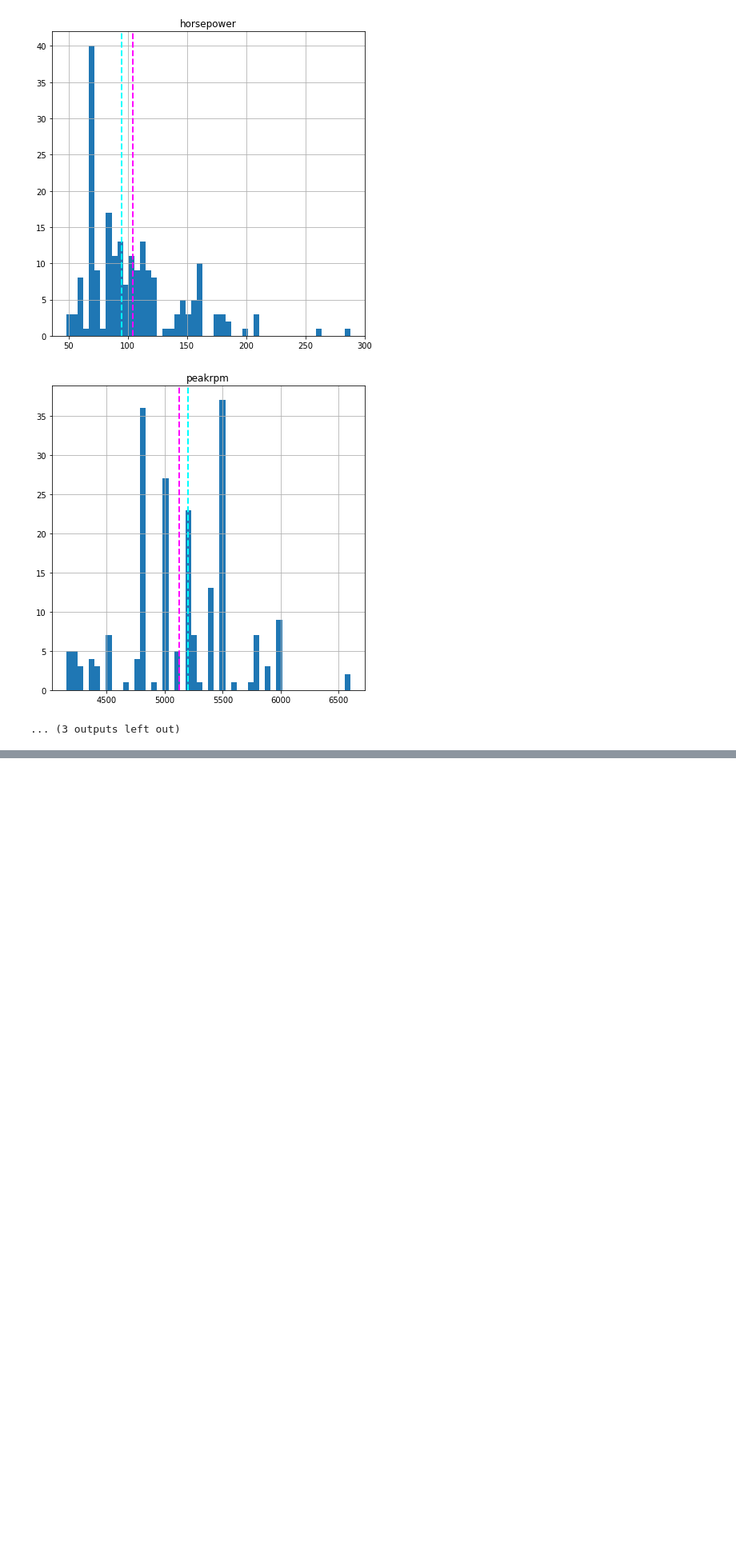
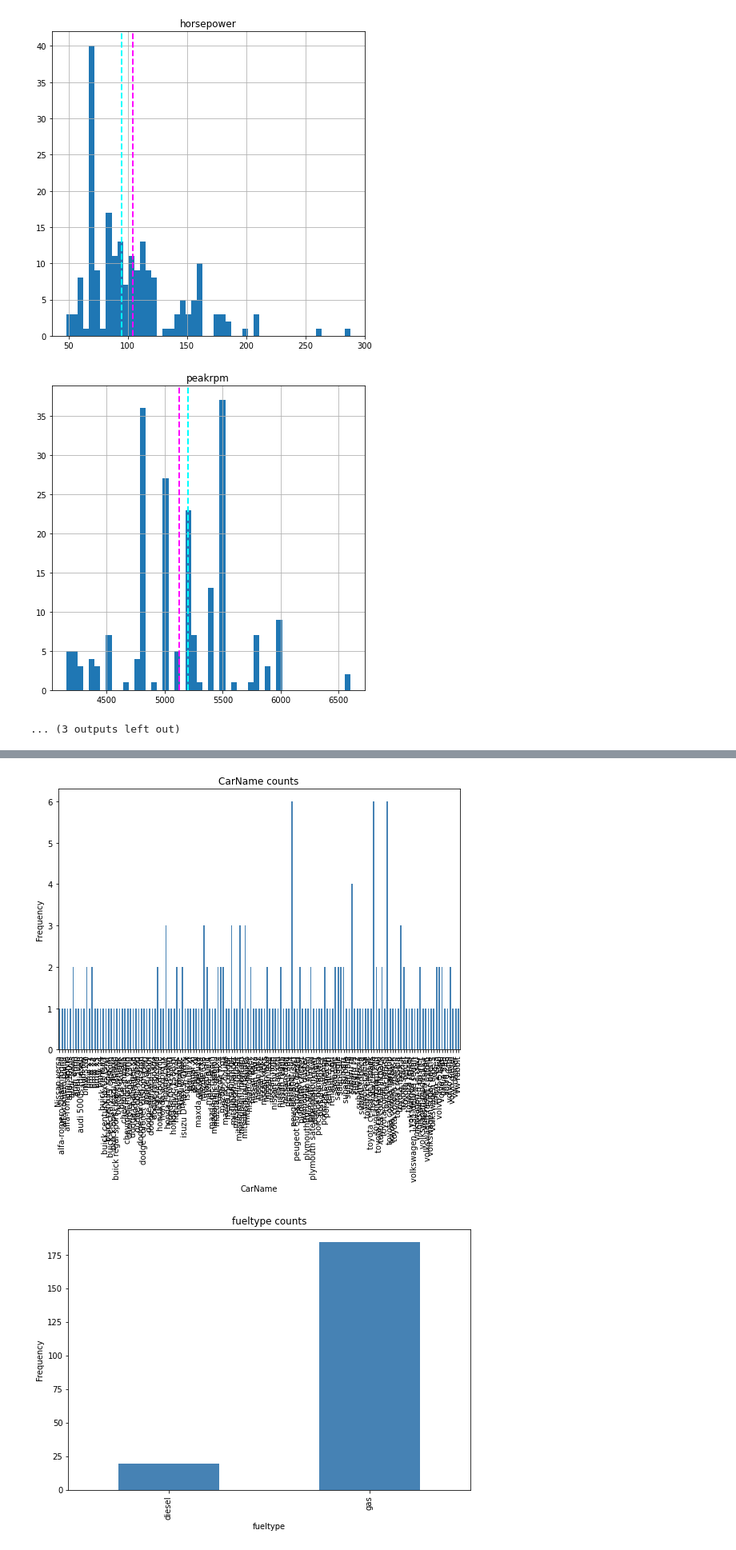
Before and after one commit to Adeve903/ML-Regression-Project, a Jupyter notebook: Regression_ML_Project.ipynb, the cells around one changed output, grey strips where cells are left out. Shown at 80% size. Drawn from its saved outputs; the diff is of its cells as text; code cells hidden in the pictures; blank space fills up the shorter version.

```diff
--- a/Regression_ML_Project.ipynb
+++ b/Regression_ML_Project.ipynb
@@ -221,0 +289,4 @@ plt.show()
+# %%
+#Removing Multicollinear
+dataset['mileage'] = 0.6 * dataset['citympg'] + 0.4 * dataset['highwaympg']
+dataset['car_area'] = dataset['carlength'] + dataset['carwidth']
@@ -221,0 +367,6 @@ plt.show()
+# %%
+dataset['company'] = dataset['CarName'].str.split(" ", expand=True)[0]
+dataset['company'] = dataset['company'].replace({'toyouta': 'Toyota','vw':'Volkswagen','vokswagen':'Volkswagen',
+                                                      'maxda':'Mazda','porcshce':'Porsche'})
+dataset['company'] = dataset['company'].str.title()
+dataset['company'].value_counts()
@@ -221,0 +391,16 @@ plt.show()
+# %%
+categorical_features = dataset.describe(include=['object','category']).columns
+# %%
+#Plotting the graph for categorical variables
+for col in categorical_features:
+    counts = dataset[col].value_counts().sort_index()
+    fig = plt.figure(figsize=(9, 6))
+    ax = fig.gca()
+    counts.plot.bar(ax = ax, color='steelblue')
+    ax.set_title(col + ' counts')
+    ax.set_xlabel(col)
+    ax.set_ylabel("Frequency")
+plt.show()
+# %% [output]
+[figure, added]
+[figure, added]
```
Also changed, not shown: parts of 52 cells of this notebook.
